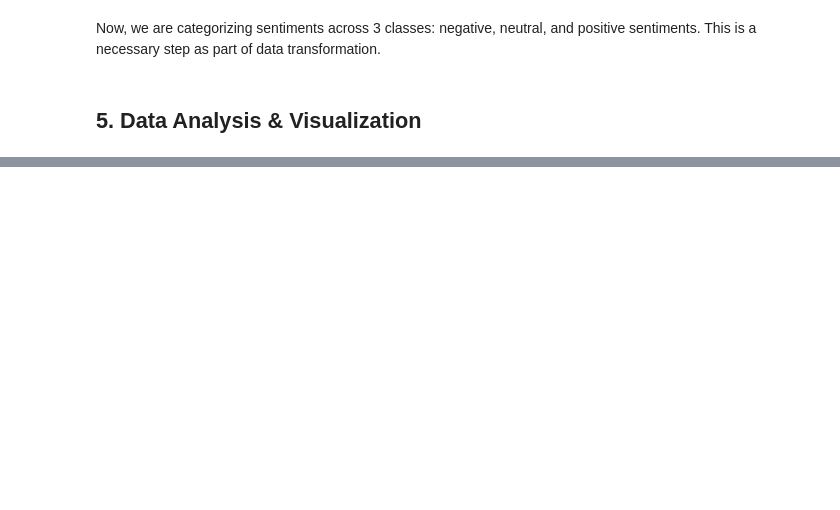
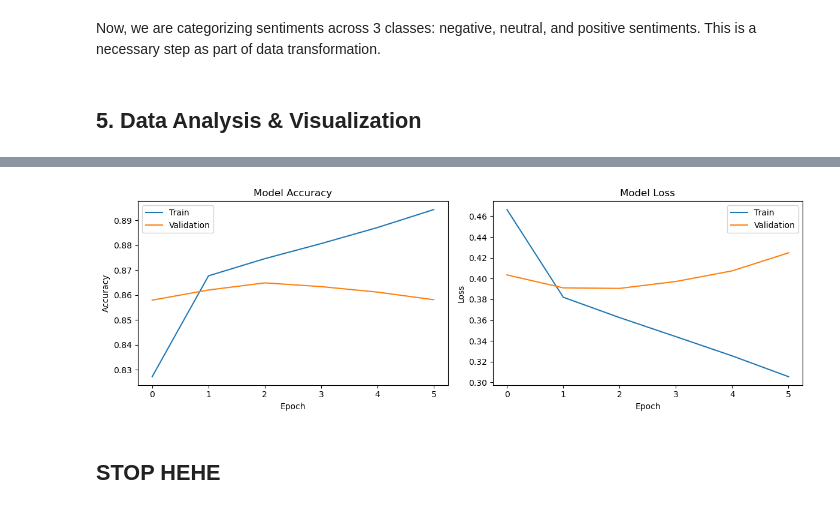
Before and after one commit to smitster1403/project_seng_550, a Jupyter notebook: project_main.ipynb, the cells around one changed output, grey strips where cells are left out. Drawn from its saved outputs; the diff is of its cells as text; code cells hidden in the pictures; blank space fills up the shorter version.

Commit message:
WE HAVE A PREDICTIVE MODEL HAHAHAHAHAHA

```diff
--- a/project_main.ipynb
+++ b/project_main.ipynb
@@ -317,0 +380,23 @@ only showing top 20 rows
+# %%
+# Compile the model
+model.compile(
+    optimizer='adam',
+    loss='sparse_categorical_crossentropy',
+    metrics=['accuracy']
+)
+# %%
+# Train the model with early stopping
+early_stopping = EarlyStopping(
+    monitor='val_loss',
+    patience=3,
+    restore_best_weights=True
+)
+
+history = model.fit(
+    X_train,
+    y_train,
+    epochs=10,
+    batch_size=32,
+    validation_split=0.2,
+    callbacks=[early_stopping]
+)
@@ -318,2 +458,28 @@ only showing top 20 rows
+# %%
+# Plot training history
+plt.figure(figsize=(12, 4))
+
+plt.subplot(1, 2, 1)
+plt.plot(history.history['accuracy'])
+plt.plot(history.history['val_accuracy'])
+plt.title('Model Accuracy')
+plt.ylabel('Accuracy')
+plt.xlabel('Epoch')
+plt.legend(['Train', 'Validation'])
+
+plt.subplot(1, 2, 2)
+plt.plot(history.history['loss'])
+plt.plot(history.history['val_loss'])
+plt.title('Model Loss')
+plt.ylabel('Loss')
+plt.xlabel('Epoch')
+plt.legend(['Train', 'Validation'])
+
+plt.tight_layout()
+plt.show()
+# %% [output]
+[figure, added]
+# %% [markdown]
+## STOP HEHE
 # %%
 spark.stop()
```
Also changed, not shown: parts of 18 cells of this notebook.
